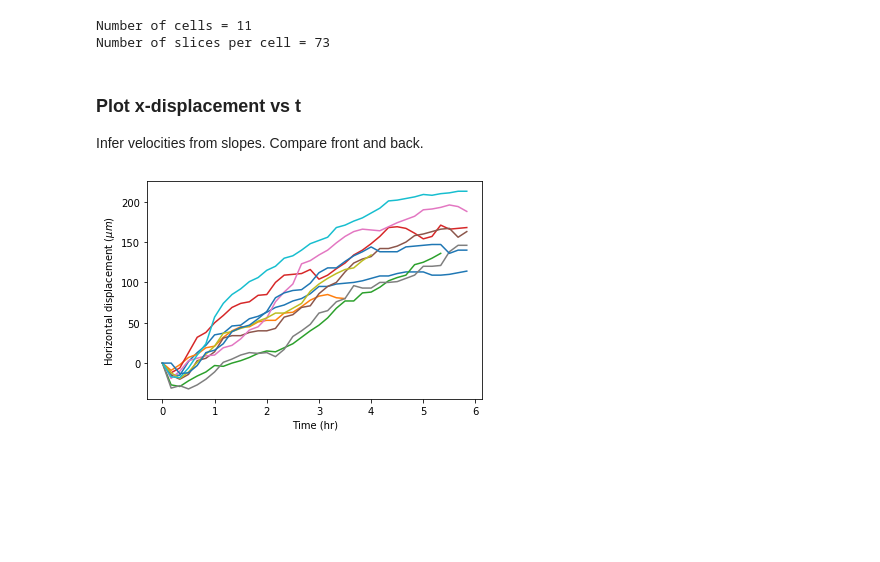
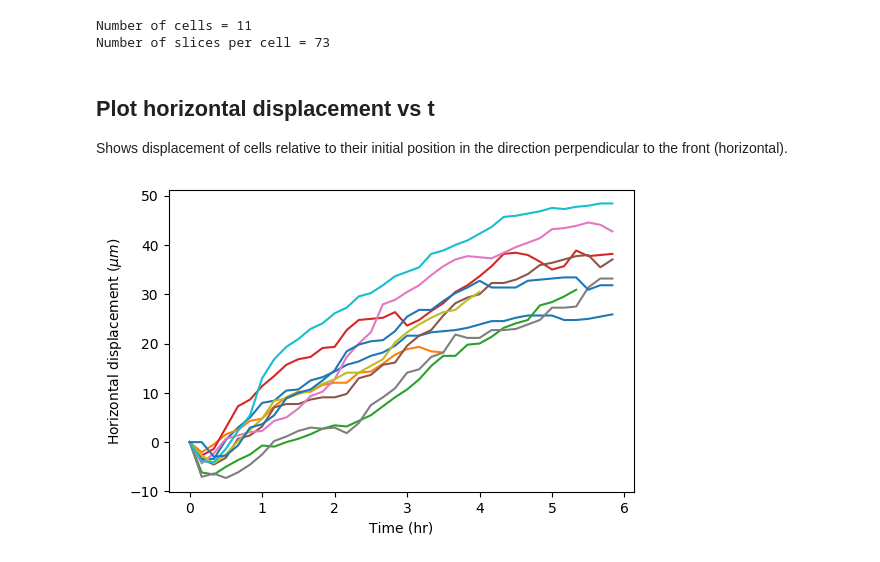
Before and after one commit to YitengDang/For_sharing, a Jupyter notebook: Single_cell_displacements_velocity_MSD.ipynb, the cells around one changed output. Drawn from its saved outputs; the diff is of its cells as text; code cells hidden in the pictures; blank space fills up the shorter version.

```diff
--- a/Single_cell_displacements_velocity_MSD.ipynb
+++ b/Single_cell_displacements_velocity_MSD.ipynb
@@ -25,3 +21,10 @@ loaded_data.head()
 | 2 | 1 | 3 | 2007 | 791 | 1.806 | 0.181 | 10 |
 | 3 | 1 | 4 | 2024 | 797 | 2.326 | 0.233 | 15 |
 | 4 | 1 | 5 | 2035 | 802 | 1.559 | 0.156 | 8 |
+# %%
+# --- Input parameters ---
+
+# Number of pixels per micron
+pix_per_micron = 4.400; # 190305
+#pix_per_micron = 5.1040; # 190314
+#pix_per_micron = 5.1040; # 200120
@@ -36,8 +41,4 @@ print("Number of slices per cell = " + str(N_slices))
 # %% [output]
 Number of cells = 11
 Number of slices per cell = 73
-# %% [markdown]
-### Plot x-displacement vs t
-Infer velocities from slopes.
-Compare front and back.
 # %%
@@ -52,18 +54,26 @@ for i in range(N_cells):
     # store data
     X_all[i, slices_cell_i] = data_cell_i.X;
     Y_all[i, slices_cell_i] = data_cell_i.Y;
+# %%
+# For plotting:
+slices_all = np.array([range(N_slices) for i in range(N_cells)])/6;
+
+# time range to plot
+t_lower = 0; # starting time in hrs
+t_upper = 6; # final time in hrs
+slice_range = range(t_lower*6, t_upper*6); # hours*6
+#slice_range = range(Nslices) #full range
+# %% [markdown]
+## Plot horizontal displacement vs t
+Shows displacement of cells relative to their initial position in the direction perpendicular to the front (horizontal).
 # %%
 # Plot displacements in horizontal direction vs t
-slices_all = np.array([range(N_slices) for i in range(N_cells)])/6;
-X_displacements = np.array(list(map(lambda x: x-x[0], X_all)));
+X_displacements = np.array(list(map(lambda x: x-x[0], X_all)))/pix_per_micron; # units: microns
 
-slice_range = range(6*6);
-#slice_range = range(Nslices) #full range
-
-plt.figure();
+plt.figure(dpi=100);
 plt.plot(slices_all[:, slice_range].T, X_displacements[:, slice_range].T)
 plt.xlabel('Time (hr)')
 plt.ylabel('Horizontal displacement ($\\mu m$)')
 plt.show()
 # %% [output]
-[figure, old version]
+[figure, new version]
```
Also changed, not shown: parts of 12 cells of this notebook.
